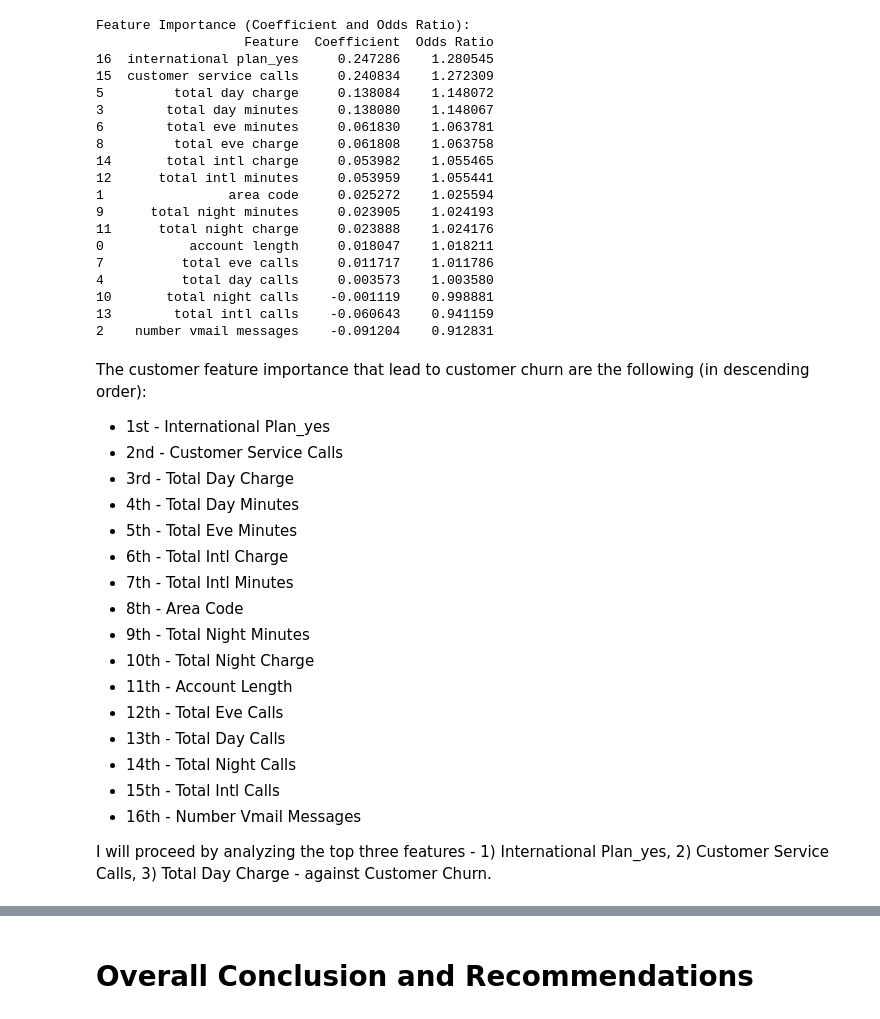
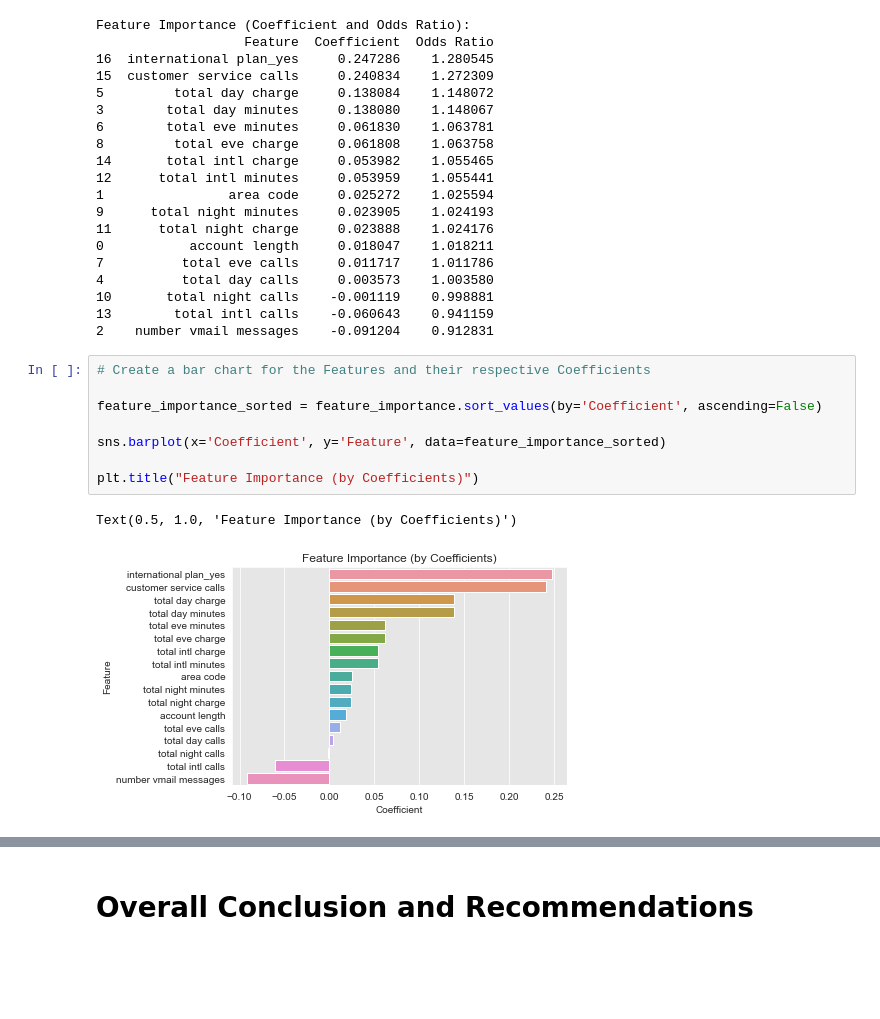
Before and after one commit to keithotuomagie/telcom_analysis, a Jupyter notebook: notebook.ipynb, the cells around one changed output, grey strips where cells are left out. Saved outputs shown, nothing was run; the diff lists cells and outputs as text; blank space fills up the shorter version.

Commit message:
Updating README, Notebook, and images

```diff
--- a/notebook.ipynb
+++ b/notebook.ipynb
@@ -1421,24 +1421,14 @@ Feature Importance (Coefficient and Odds Ratio):
 10       total night calls    -0.001119    0.998881
 13        total intl calls    -0.060643    0.941159
 2    number vmail messages    -0.091204    0.912831
-# %% [markdown]
-The customer feature importance that lead to customer churn are the following (in descending order):
-
-- 1st - International Plan_yes
-- 2nd - Customer Service Calls
-- 3rd - Total Day Charge
-- 4th - Total Day Minutes
-- 5th - Total Eve Minutes
-- 6th - Total Intl Charge
-- 7th - Total Intl Minutes
-- 8th - Area Code
-- 9th - Total Night Minutes
-- 10th - Total Night Charge
-- 11th - Account Length
-- 12th - Total Eve Calls
-- 13th - Total Day Calls
-- 14th - Total Night Calls
-- 15th - Total Intl Calls
-- 16th - Number Vmail Messages
-
-I will proceed by analyzing the top three features - 1) International Plan_yes, 2) Customer Service Calls, 3) Total Day Charge - against Customer Churn.
+# %%
+# Create a bar chart for the Features and their respective Coefficients
+
+feature_importance_sorted = feature_importance.sort_values(by='Coefficient', ascending=False)
+
+sns.barplot(x='Coefficient', y='Feature', data=feature_importance_sorted)
+
+plt.title("Feature Importance (by Coefficients)")
+# %% [output]
+Text(0.5, 1.0, 'Feature Importance (by Coefficients)')
+[figure, added]
```
Also changed, not shown: parts of 25 cells of this notebook, 2 other files.
